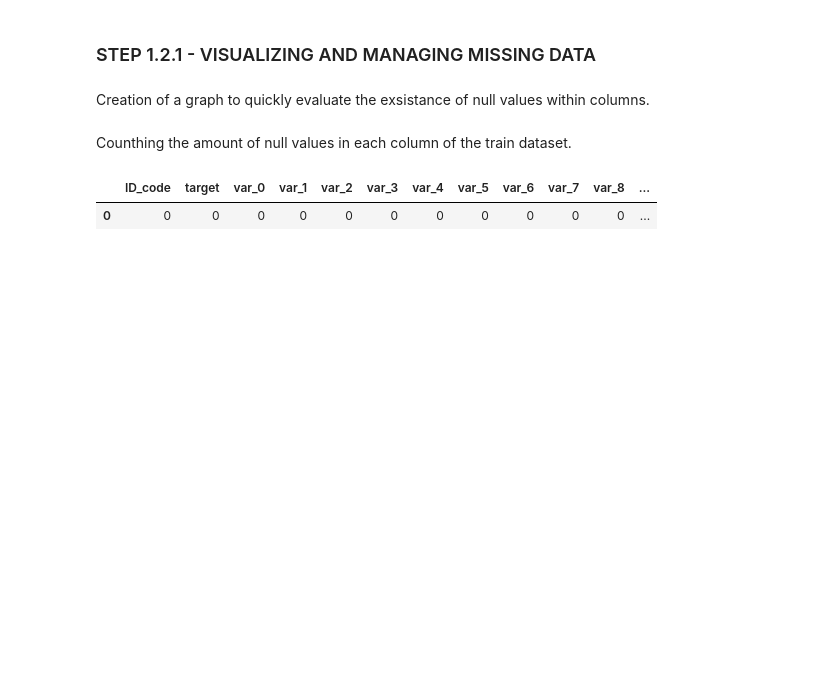
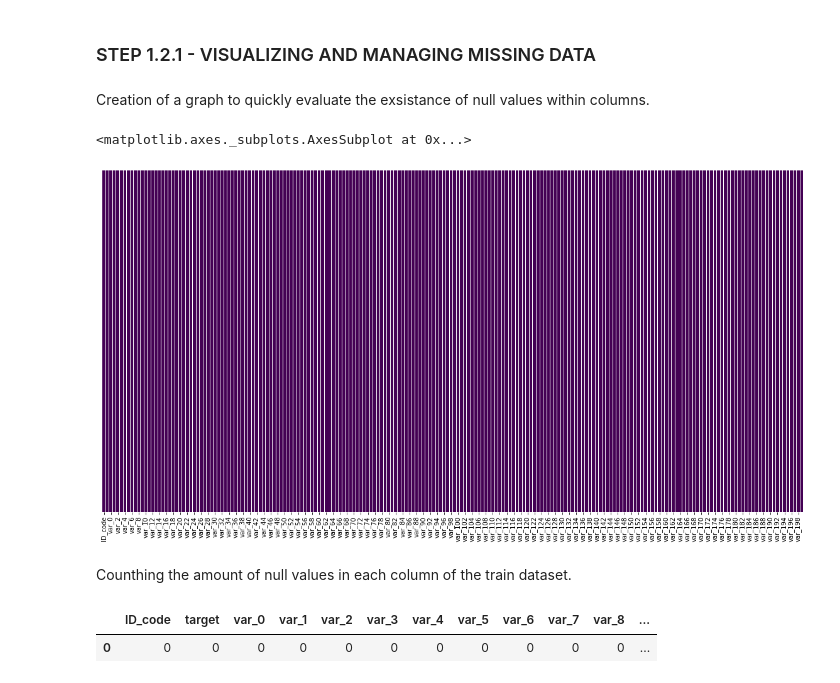
Before and after one commit to MaxFrancoJJ/finance_group_project, a Jupyter notebook: 20.01.19 - PA.ipynb, the cells around one changed output. Saved outputs shown, nothing was run; the diff lists cells and outputs as text; code cells hidden in the pictures; blank space fills up the shorter version.

```diff
--- a/20.01.19 - PA.ipynb
+++ b/20.01.19 - PA.ipynb
@@ -67,8 +67,11 @@ None
 # %% [markdown]
 Creation of a graph to quickly evaluate the exsistance of null values within columns.
 # %%
-#plt.figure(figsize = (20,10))
-#sns.heatmap(train_og.isnull(), cbar = False, yticklabels = False, cmap = 'viridis')
+plt.figure(figsize = (20,10))
+sns.heatmap(train_og.isnull(), cbar = False, yticklabels = False, cmap = 'viridis')
+# %% [output]
+<matplotlib.axes._subplots.AxesSubplot at 0x...>
+[figure, added]
 # %% [markdown]
 Counthing the amount of null values in each column of the train dataset.
 # %%
```
Also changed, not shown: parts of 26 cells of this notebook.
